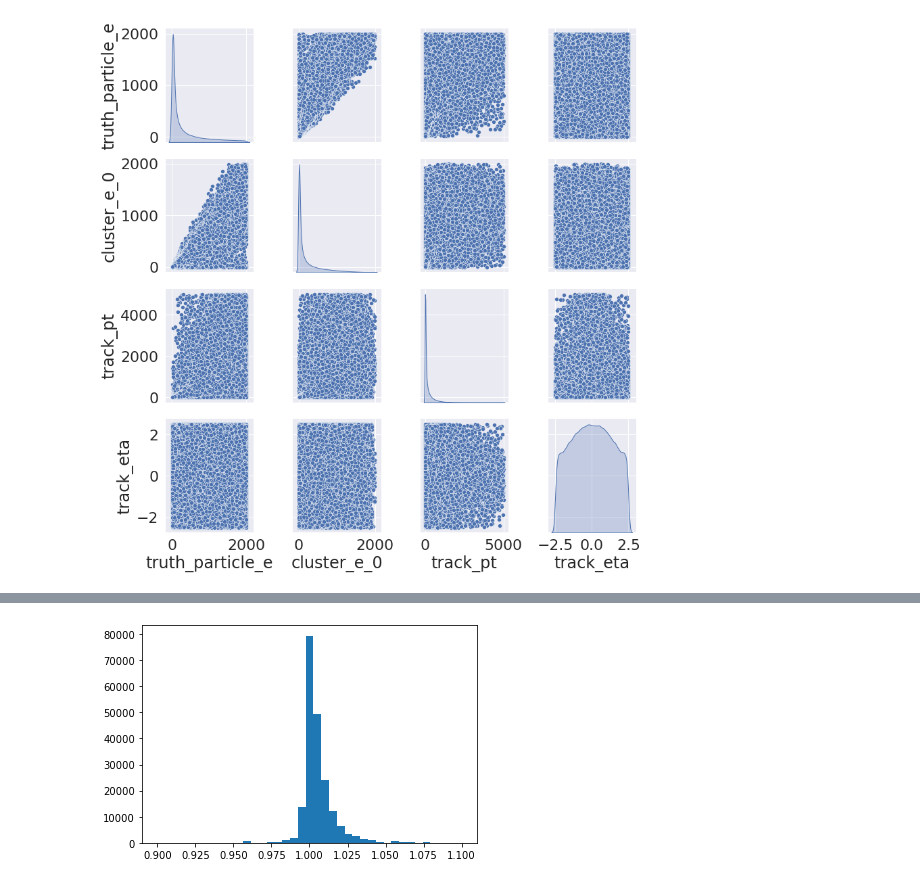
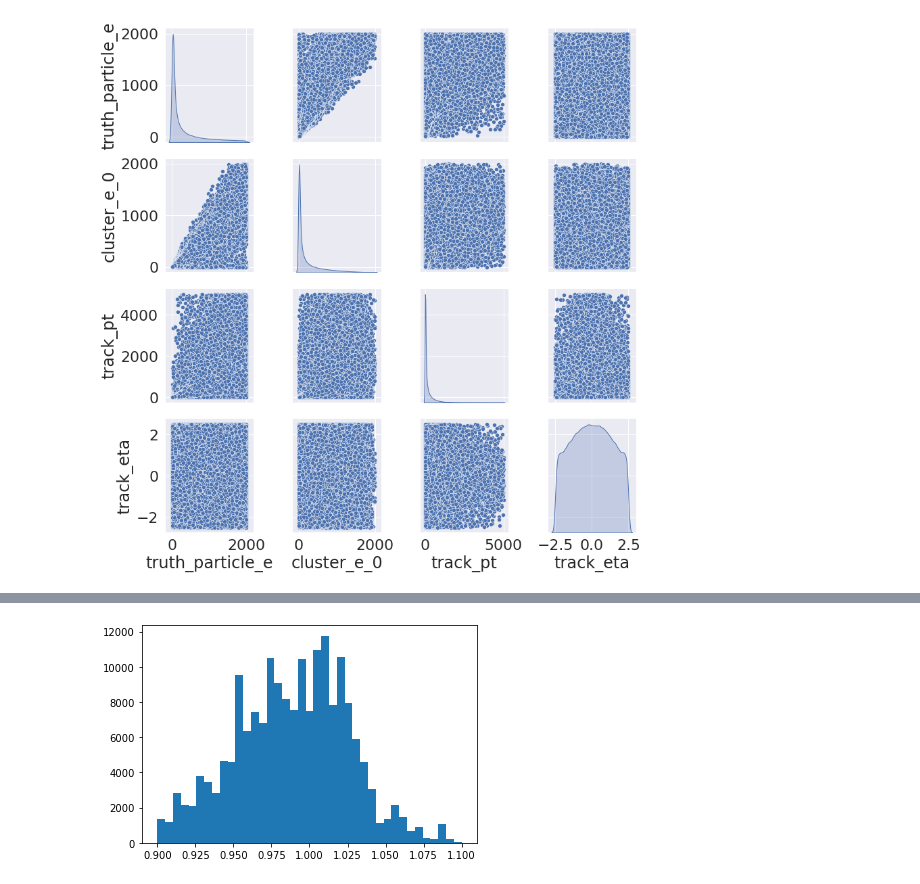
Before and after one commit to atlas-calo-ml/gn4pions_eastbay, a Jupyter notebook: simple_regression_model.ipynb, the cells around one changed output, grey strips where cells are left out. Saved outputs shown, nothing was run; the diff lists cells and outputs as text; code cells hidden in the pictures.

Commit message:
more tests on tracks

```diff
--- a/simple_regression_model.ipynb
+++ b/simple_regression_model.ipynb
@@ -137,19 +129,23 @@ g.fig.set_figwidth(12)
 train = df2.sample(frac=0.8, random_state=0)
 test = df2.drop(train.index)
 
+# train_vars = [
+#     'log10_cluster_e_0', 'log10_cluster_e_1',
+#     'log10_cluster_e_2', 'log10_cluster_e_3', 'log10_cluster_e_4',
+#     'log10_cluster_e_11', 'log10_cluster_e_12', 'log10_cluster_e_13',
+#     'log10_cluster_e_14', 'log10_cluster_e_15', 'log10_cluster_e_16',
+#     'log10_cluster_e_17', 'log10_cluster_e_18', 'log10_cluster_e_19',
+#     'log10_cluster_e_20', 'log10_cluster_e_21', 'log10_cluster_e_22',
+#     'log10_cluster_e_23', 'log10_cluster_e_24', 'log10_cluster_e_25',
+#     'log10_cluster_e_26', 'log10_cluster_e_27', 'log10_cluster_e_28',
+#     'log10_track_pt',
+#     'track_eta'
+#              ]
 train_vars = [
-    'log10_cluster_e_0', 'log10_cluster_e_1',
-    'log10_cluster_e_2', 'log10_cluster_e_3', 'log10_cluster_e_4',
-    'log10_cluster_e_11', 'log10_cluster_e_12', 'log10_cluster_e_13',
-    'log10_cluster_e_14', 'log10_cluster_e_15', 'log10_cluster_e_16',
-    'log10_cluster_e_17', 'log10_cluster_e_18', 'log10_cluster_e_19',
-    'log10_cluster_e_20', 'log10_cluster_e_21', 'log10_cluster_e_22',
-    'log10_cluster_e_23', 'log10_cluster_e_24', 'log10_cluster_e_25',
-    'log10_cluster_e_26', 'log10_cluster_e_27', 'log10_cluster_e_28',
+    'log10_cluster_e_0',
     'log10_track_pt',
     'track_eta'
              ]
-
 ### All clusters + track eta/phi/z0
 # train_vars = [var for var in df2.keys() if var.startswith('log10') and var != 'log10_truth_particle_e']
 # train_vars += ['track_eta', 'track_phi', 'track_z0']
@@ -226,9 +222,9 @@ Wall time: 58.5 s
 # %%
 ### Evaluate performance on test set
 test['nn_score'] = model.predict(test_x)
-plt.hist(test.nn_score/test.log10_truth_particle_e, bins=np.linspace(0.9,1.1,40));
+plt.hist((10**test.nn_score)/(10**test.log10_truth_particle_e), bins=np.linspace(0.9,1.1,40));
 # %% [output]
-[figure, old version]
+[figure, new version]
 # %%
 ### Response median plot
 import scipy.stats as stats
```
Also changed, not shown: parts of 9 cells of this notebook, 8 other files.
